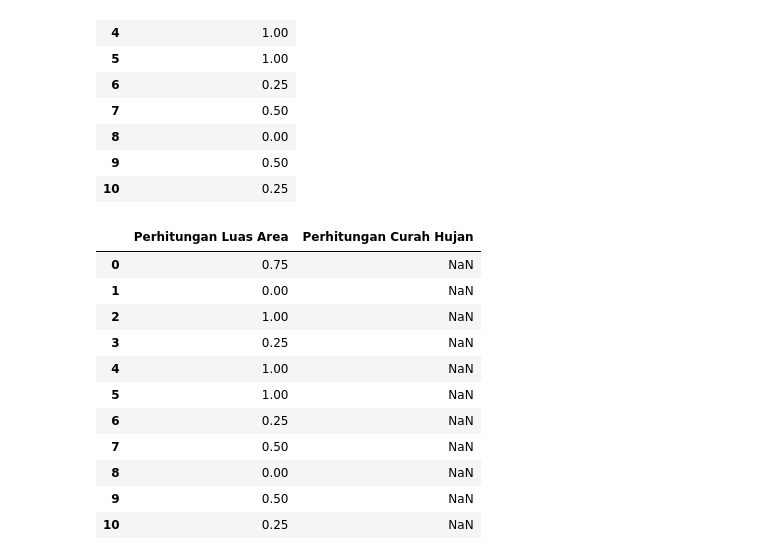
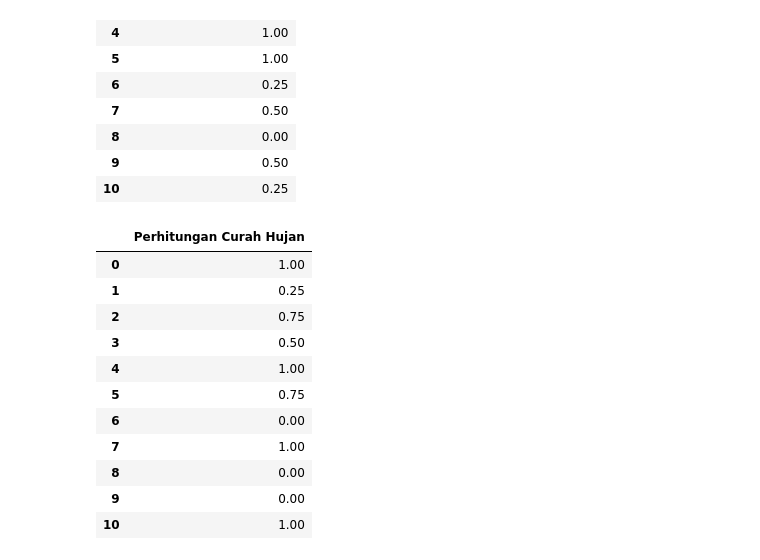
Before and after one commit to Jremiegii/Sistem_Pendukung_Pengambilan_Keputusan, a Jupyter notebook: Source Code/Multi-AttributeUtilityTheoryAnalysis/main.ipynb, the cells around one changed output. Drawn from its saved outputs; the diff is of its cells as text; code cells hidden in the pictures.

Commit message:
Memperbaiki bug pada perhitungan normalisasi pada tiap matrix. Namun masih error dalam perhitungan hasil akhir yakni menghitung perkalian hasil normalisasi dengan bobot referensi.

```diff
--- a/Source Code/Multi-AttributeUtilityTheoryAnalysis/main.ipynb
+++ b/Source Code/Multi-AttributeUtilityTheoryAnalysis/main.ipynb
@@ -244,8 +244,8 @@ Nilai Maksimal Kemiringan =  3
 # %%
-df_hasil = pd.DataFrame(columns=['Perhitungan Luas Area'])
+df_LuasArea = pd.DataFrame(columns=['Perhitungan Luas Area'])
 # %%
 for i in df['Luas Area'] :
     Hitung = (i - MinimalLuasArea) / (MaksimalLuasArea - MinimalLuasArea)
     # print(Hitung)
-    df_hasil = pd.concat([df_hasil, pd.DataFrame({'Perhitungan Luas Area': [Hitung]})], ignore_index=True)
+    df_LuasArea = pd.concat([df_LuasArea, pd.DataFrame({'Perhitungan Luas Area': [Hitung]})], ignore_index=True)
 # %%
@@ -263,24 +263,27 @@ df_hasil.head(11)
 | 8 | 0.00 |
 | 9 | 0.50 |
 | 10 | 0.25 |
+# %%
+df_CurahHujan = pd.DataFrame(columns=['Perhitungan Curah Hujan'])
 # %%
 for i in df['Curah Hujan'] :
     Hitung = (i - MinimalCurahHujan) / (MaksimalCurahHujan - MinimalCurahHujan)
     # print(Hitung)
     # df_hasil = df_hasil.assign(PerhitunganCurahHujan=Hitung)
-    df_hasil = pd.concat([df_hasil, pd.DataFrame({'Perhitungan Curah Hujan': [Hitung]})], ignore_index=True)
+    df_CurahHujan = pd.concat([df_CurahHujan, pd.DataFrame({'Perhitungan Curah Hujan': [Hitung]})], ignore_index=True)
+    # df_hasil['Perhitungan Curah Hujan'] = Hitung
 # %%
-df_hasil.head(11) ## Error ketika menambhakan data dari hasil loopinng Curah Hujan pada dataframe
+df_CurahHujan.head(11) ## Error ketika menambhakan data dari hasil loopinng Curah Hujan pada dataframe
 # %% [output]
-|  | Perhitungan Luas Area | Perhitungan Curah Hujan |
-| 0 | 0.75 | NaN |
-| 1 | 0.00 | NaN |
-| 2 | 1.00 | NaN |
-| 3 | 0.25 | NaN |
-| 4 | 1.00 | NaN |
-| 5 | 1.00 | NaN |
-| 6 | 0.25 | NaN |
-| 7 | 0.50 | NaN |
-| 8 | 0.00 | NaN |
-| 9 | 0.50 | NaN |
-| 10 | 0.25 | NaN |
+|  | Perhitungan Curah Hujan |
+| 0 | 1.00 |
+| 1 | 0.25 |
+| 2 | 0.75 |
+| 3 | 0.50 |
+| 4 | 1.00 |
+| 5 | 0.75 |
+| 6 | 0.00 |
+| 7 | 1.00 |
+| 8 | 0.00 |
+| 9 | 0.00 |
+| 10 | 1.00 |
```
Also changed, not shown: parts of 18 cells of this notebook.
